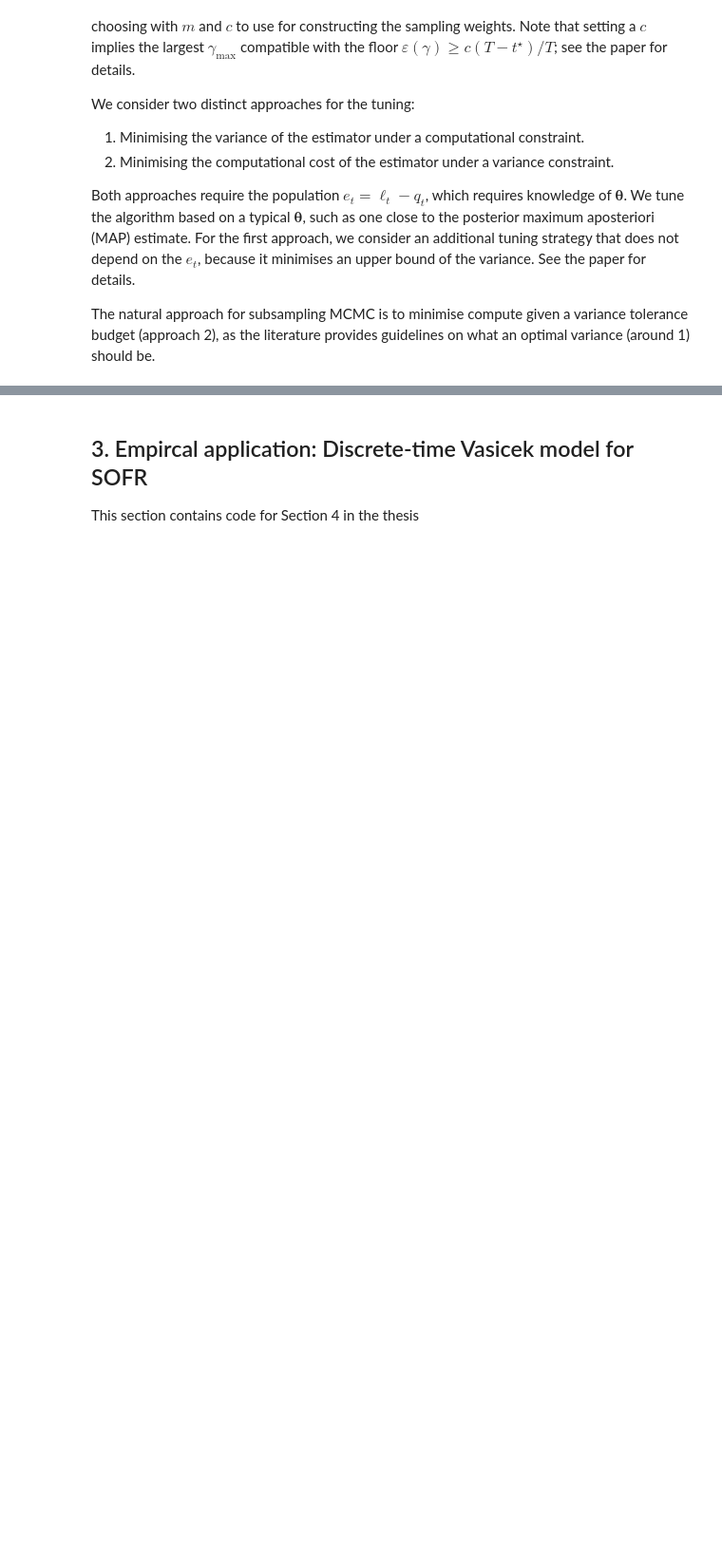
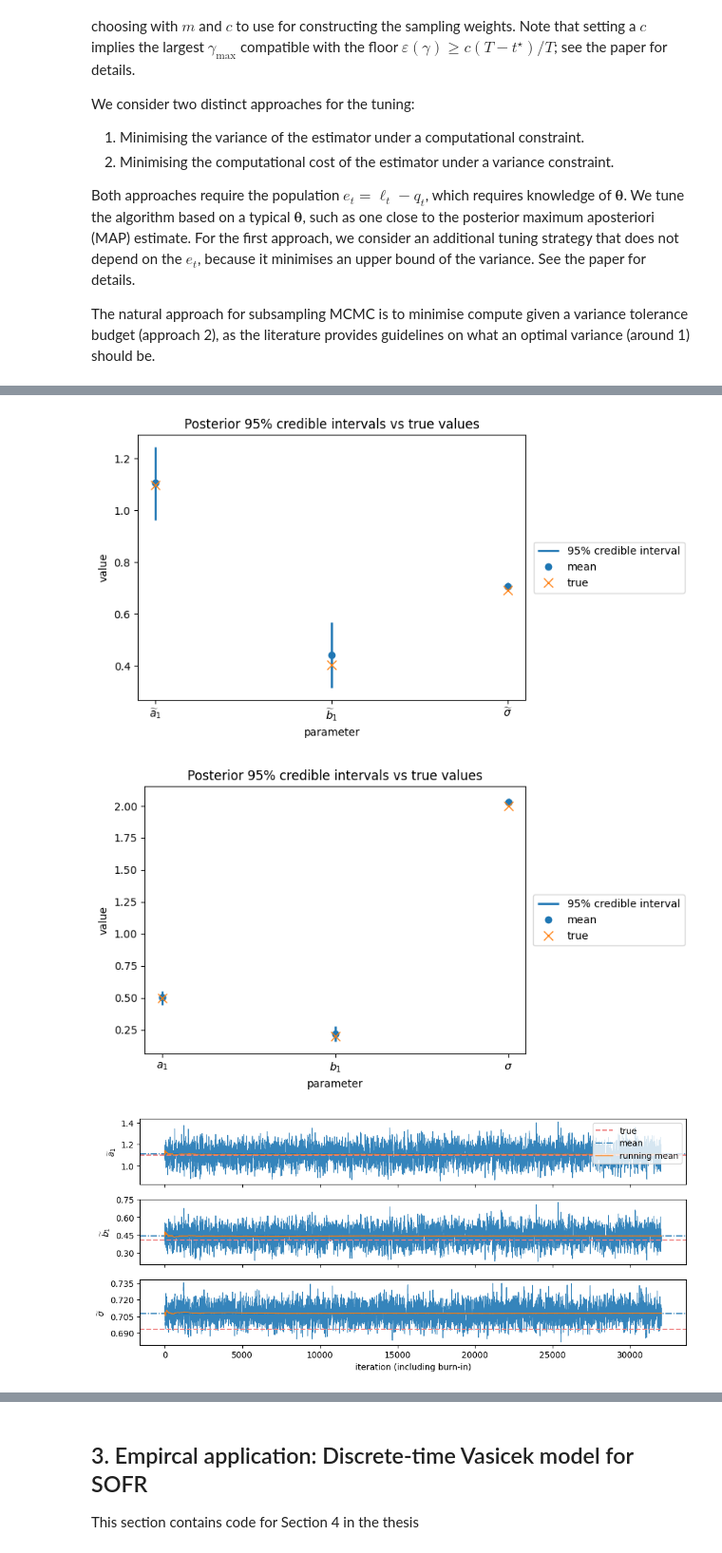
Before and after one commit to thangtm58/winston-uts-research, a Jupyter notebook: MinhThangTrinh_Thesis.ipynb, the cells around one changed output, grey strips where cells are left out. Shown at 95% size. Cells and saved outputs as stored; diff of their text form; code cells hidden in the pictures; blank space fills up the shorter version.

```diff
--- a/MinhThangTrinh_Thesis.ipynb
+++ b/MinhThangTrinh_Thesis.ipynb
@@ -3333,29 +3507,37 @@ except FileNotFoundError:
 # %%
 # Plot results
 burn_in = 500
 plot_credible_intervals(result_subsampling_MCMC['samples_phi'], param_true=phi0, param_names=trans_param_names, use_median=False)
 plot_credible_intervals(result_subsampling_MCMC['samples_theta'], param_true=theta0, param_names=param_names, use_median=False)
 plot_traceplots_MCMC(result_subsampling_MCMC['samples_phi'],
                 param_true = phi0, param_names=trans_param_names,
                 burnin=0, thin=1, use_median=False, show_running_mean=True, runmean_window=50,
-                suptitle = "Traceplots subsampling MCMC")
+                suptitle = "")
+plot_traceplots_MCMC(result_subsampling_MCMC['samples_theta'],
+                param_true = theta0, param_names=param_names,
+                burnin=0, thin=1, use_median=False, show_running_mean=True, runmean_window=50,
+                suptitle = "")
 plot_subsampling_MCMC_quantities(result_subsampling_MCMC)
 
 tau_full = np.array([IACT(result_full_data_MCMC['samples_phi'][burn_in:, item]) for item in range(n_params)])
 tau_sub = np.array([IACT(result_subsampling_MCMC['samples_phi'][burn_in:, item]) for item in range(n_params)])
 plot_inefficiency_comparison(tau_full, tau_sub, param_names = trans_param_names)
 
 tau_full = np.array([IACT(result_full_data_MCMC['samples_theta'][burn_in:, item]) for item in range(n_params)])
 tau_sub = np.array([IACT(result_subsampling_MCMC['samples_theta'][burn_in:, item]) for item in range(n_params)])
 plot_inefficiency_comparison(tau_full, tau_sub, param_names = param_names)
 
 
 plot_kde_comparison(result_full_data_MCMC['samples_phi'][burn_in:, :], result_subsampling_MCMC['samples_phi'][burn_in:, :],
-                    param_names = trans_param_names, title="Posterior marginals in phi-space: Full vs Subsampling MCMC",
+                    param_names = trans_param_names, title="",
                     n_points=200, true_vals=phi0, labels=("Full MCMC", "Subsampling"))
 plot_kde_comparison(result_full_data_MCMC['samples_theta'][burn_in:, :], result_subsampling_MCMC['samples_theta'][burn_in:, :],
-                    param_names = param_names, title="Posterior marginals in theta-space: Full vs Subsampling MCMC",
+                    param_names = param_names, title="",
                     n_points=200, true_vals=theta0, labels=("Full MCMC", "Subsampling"))
 
 pdf_add_fig()
 _pdf_close() # Close the pdf that contains the generated figures and text.  # WINSTON ADJUST
+# %% [output]
+[figure, added]
+[figure, added]
+[figure, added]
```
Also changed, not shown: parts of 40 cells of this notebook.
